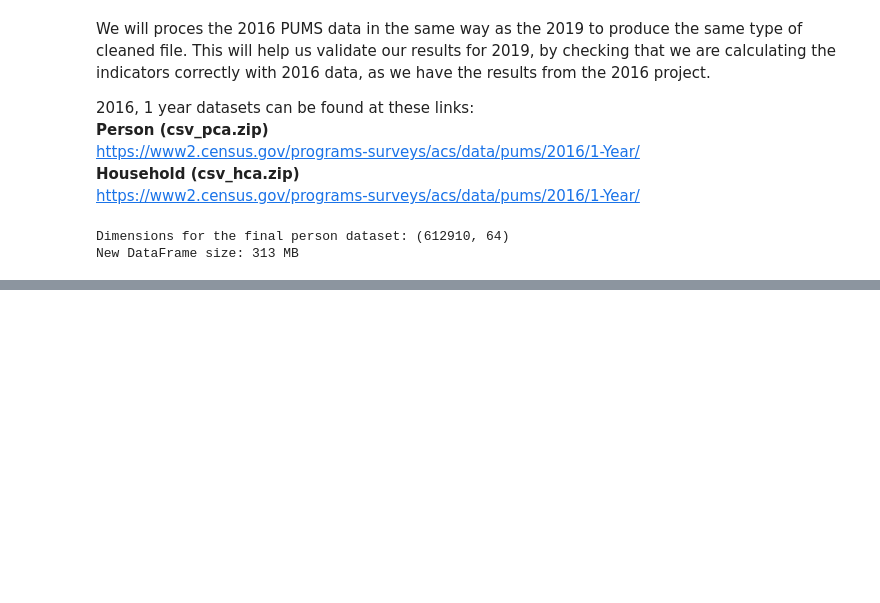
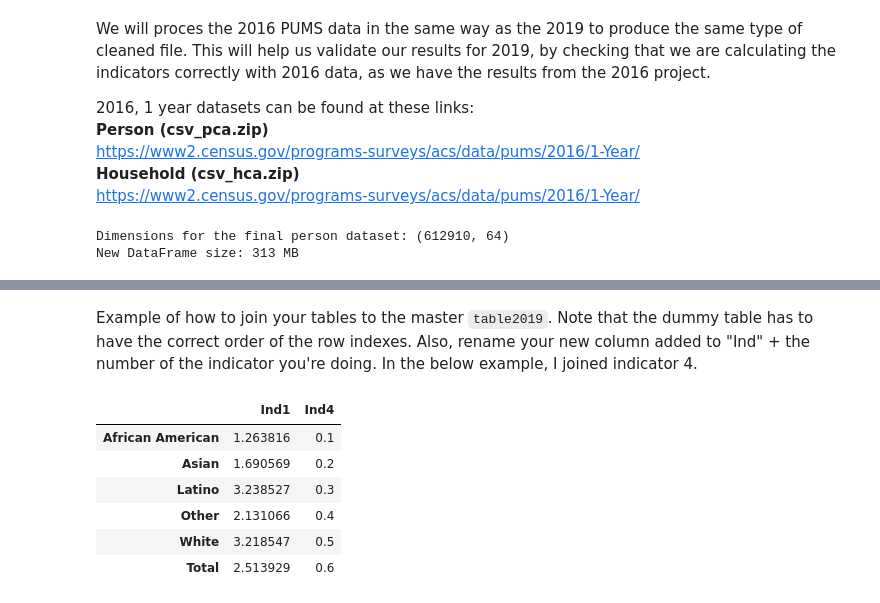
Before and after one commit to jaimev408/Oakland_RE_Indicators, a Jupyter notebook: ORE Main.ipynb, the cells around one changed output, grey strips where cells are left out. Drawn from its saved outputs; the diff is of its cells as text; code cells hidden in the pictures; blank space fills up the shorter version.

Commit message:
Updated Main notebook with Indicator tables

```diff
--- a/ORE Main.ipynb
+++ b/ORE Main.ipynb
@@ -319,0 +284,14 @@ Name: RACE, dtype: float64
+# %%
+#Indicator 1 calculation
+#First we get the number of people that own a business BY race
+bo = pca191_Ok.loc[pca191_Ok["COW"] == 7, ["RACE"]].groupby("RACE")['RACE'].count()
+#Get the total number of people that own a business among all races and append it at the bottom of the 'bo' series
+bo = bo.append(pd.Series(bo.sum(), ['Total']))
+#Get the number of employed people over 16 BY race
+ep = pca191_Ok.loc[(pca191_Ok["COW"] != 9) & (pca191_Ok["COW"].notna()), ["RACE"]].groupby("RACE")['RACE'].count()
+#Get the total number of unemployed people among all races and append it at the bottom of the 'ep' series
+ep = ep.append(pd.Series(ep.sum(), ["Total"]))
+ind1_19 = (bo/ep) * 100
+# %%
+table2019 = pd.DataFrame(ind1_19, columns = ["Ind1"])
+table2019
@@ -319,0 +306,14 @@ Name: RACE, dtype: float64
+# %% [markdown]
+Example of how to join your tables to the master `table2019`. Note that the dummy table has to have the correct order of the row indexes. Also, rename your new column added to "Ind" + the number of the indicator you're doing. In the below example, I joined indicator 4.
+# %%
+dummyTable = pd.DataFrame({'Ind4':[0.1, 0.2, 0.3, 0.4, 0.5, 0.6]}, index =['African American', 'Asian', 'Latino', 'Other', 'White', 'Total'])
+dummyTable = table2019.join(dummyTable)
+dummyTable
+# %% [output]
+|  | Ind1 | Ind4 |
+| African American | 1.263816 | 0.1 |
+| Asian | 1.690569 | 0.2 |
+| Latino | 3.238527 | 0.3 |
+| Other | 2.131066 | 0.4 |
+| White | 3.218547 | 0.5 |
+| Total | 2.513929 | 0.6 |
```
Also changed, not shown: parts of 40 cells of this notebook.
